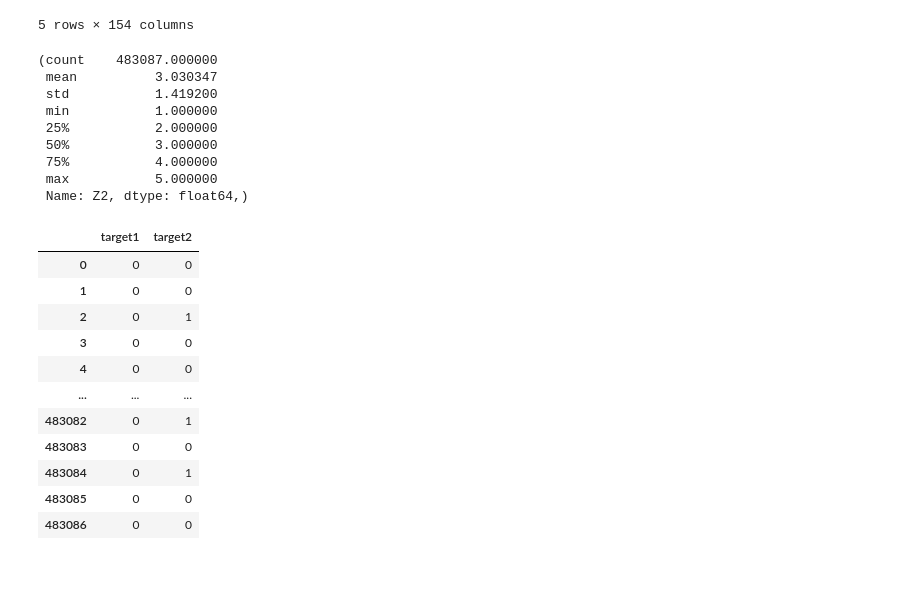
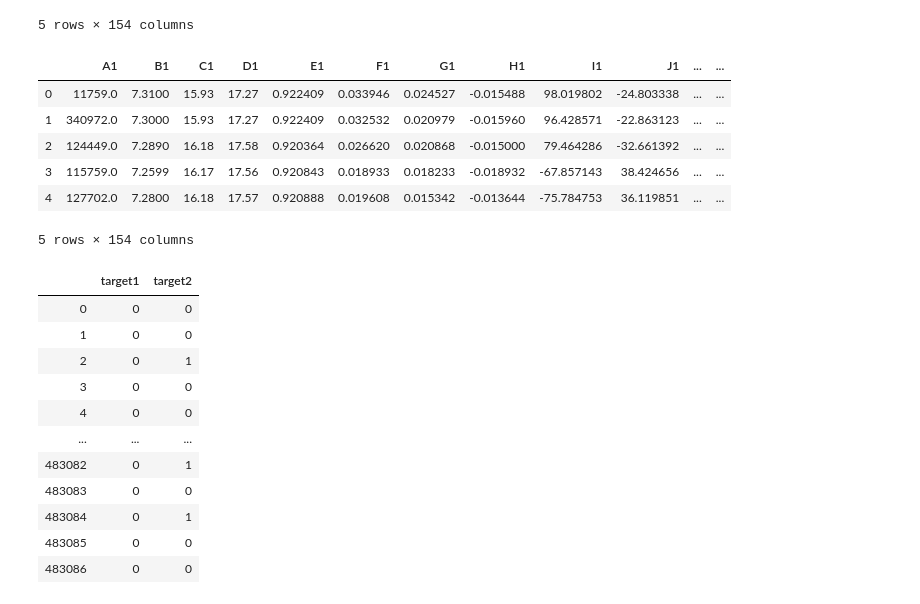
Before and after one commit to luwu29/IAA_profiles, a Jupyter notebook: ML_project-Copy1.ipynb, the cells around one changed output. Saved outputs shown, nothing was run; the diff lists cells and outputs as text; code cells hidden in the pictures; blank space fills up the shorter version.

```diff
--- a/ML_project-Copy1.ipynb
+++ b/ML_project-Copy1.ipynb
@@ -12,5 +12,5 @@ valid=pd.read_csv('MLProject_valid.csv')
 # %%
-test=pd.read_csv('MLProject_test.csv')
+test=pd.read_csv(r'C:\Users\Lu\Downloads\MLProject_test.csv')
 # %%
 sum(test.isnull().sum()), #only the two targets are missing
 sum(valid.isnull().sum())
@@ -48,21 +52,21 @@ valid.head()
 | 3 | 115759 | 7.2599 | 16.17 | 17.56 | 0.920843 | 0.018933 | 0.018233 | -0.018932 | -67.857143 | 38.424656 | ... | ... |
 | 4 | 127702 | 7.2800 | 16.18 | 17.57 | 0.920888 | 0.019608 | 0.015342 | -0.013644 | -75.784753 | 36.119851 | ... | ... |
 5 rows × 154 columns
-# %%
-#inspect the categorical Z2
-train['Z2'].describe(),
-#valid['Z2'].describe()
-#it's float in python
-# %% [output]
-(count    483087.000000
- mean          3.030347
- std           1.419200
- min           1.000000
- 25%           2.000000
- 50%           3.000000
- 75%           4.000000
- max           5.000000
- Name: Z2, dtype: float64,)
+# %%
+#test
+z=pd.get_dummies(test['Z2'], prefix='Z')
+test=test.join(z)
+del test['Z2']
+# %%
+test.shape
+# %% [output]
+|  | A1 | B1 | C1 | D1 | E1 | F1 | G1 | H1 | I1 | J1 | ... | ... |
+| 0 | 11759.0 | 7.3100 | 15.93 | 17.27 | 0.922409 | 0.033946 | 0.024527 | -0.015488 | 98.019802 | -24.803338 | ... | ... |
+| 1 | 340972.0 | 7.3000 | 15.93 | 17.27 | 0.922409 | 0.032532 | 0.020979 | -0.015960 | 96.428571 | -22.863123 | ... | ... |
+| 2 | 124449.0 | 7.2890 | 16.18 | 17.58 | 0.920364 | 0.026620 | 0.020868 | -0.015000 | 79.464286 | -32.661392 | ... | ... |
+| 3 | 115759.0 | 7.2599 | 16.17 | 17.56 | 0.920843 | 0.018933 | 0.018233 | -0.018932 | -67.857143 | 38.424656 | ... | ... |
+| 4 | 127702.0 | 7.2800 | 16.18 | 17.57 | 0.920888 | 0.019608 | 0.015342 | -0.013644 | -75.784753 | 36.119851 | ... | ... |
+5 rows × 154 columns
 # %%
 train.loc[:,('target1','target2')]
 # %% [output]
```
Also changed, not shown: parts of 66 cells of this notebook.
